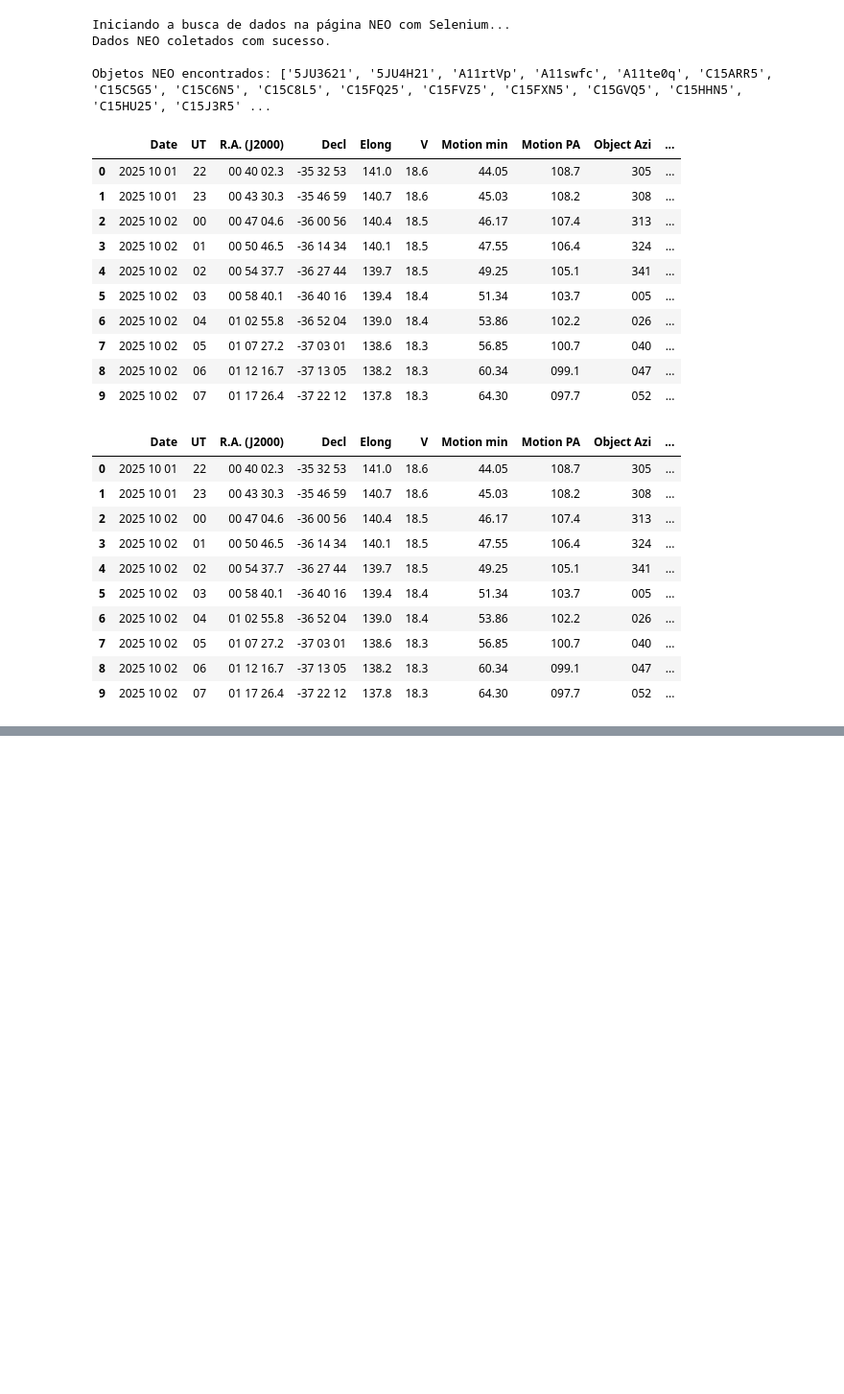
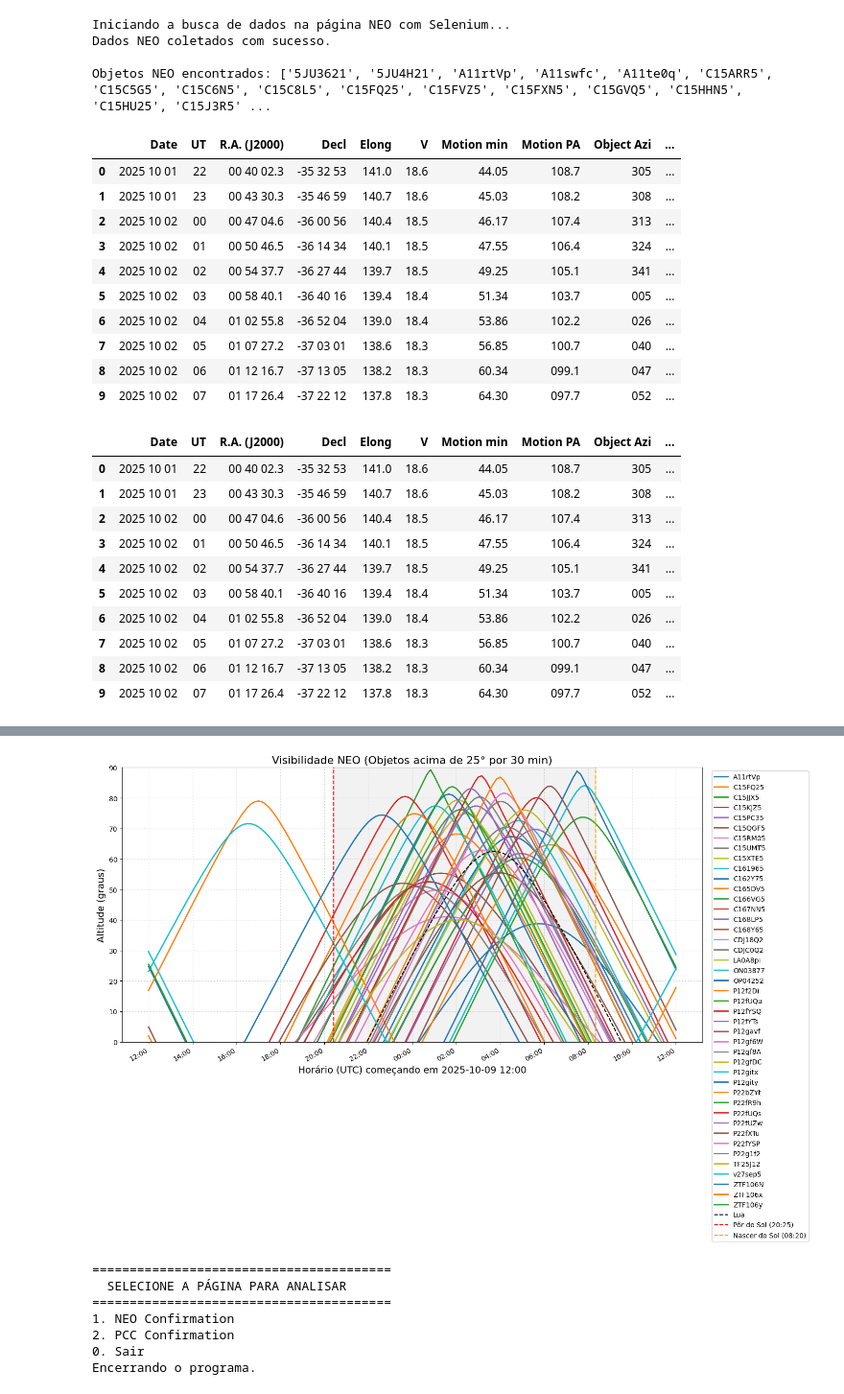
Before and after one commit to LucasFloyd314/cipo, a Jupyter notebook: notebooks/m_test.ipynb, the cells around one changed output, grey strips where cells are left out. Shown at 96% size. Saved outputs shown, nothing was run; the diff lists cells and outputs as text; code cells hidden in the pictures; blank space fills up the shorter version.

```diff
--- a/notebooks/m_test.ipynb
+++ b/notebooks/m_test.ipynb
@@ -72,0 +144,72 @@ if 'df_alvo' in locals():
+# %%
+from cipo import graphics as mpc
+
+# --- CONFIGURAÇÕES DA ANÁLISE ---
+DATA_OBSERVACAO = '2025-10-09'
+
+# Filtro de Observação
+ALTITUDE_MINIMA = 25
+DURACAO_MINIMA = 30
+
+# Dicionário com as páginas que o script pode analisar
+TARGET_PAGES = {
+    "1": {"name": "NEO", "url": "https://minorplanetcenter.net/iau/NEO/toconfirm_tabular.html"},
+    "2": {"name": "PCC", "url": "https://minorplanetcenter.net/iau/NEO/pccp_tabular.html"}
+}
+
+# --- FLUXO PRINCIPAL DO PROGRAMA ---
+
+def main():
+    """
+    Orquestra a análise completa: busca, processa, calcula, filtra e plota.
+    """
+    # 1. Obter o código do observatório do usuário
+    observatory_code = input("Digite o código IAU do observatório (ex: Y28, 500): ")
+
+    # 2. Obter as coordenadas para o código fornecido
+    coords = mpc.get_observatory_coords(observatory_code)
+    if not coords:
+        print("Não foi possível continuar sem as coordenadas do observatório.")
+        return
+
+    lat, lon = coords
+
+    # 3. Menu para escolher a página
+    while True:
+        print("\n" + "="*40 + "\n  SELECIONE A PÁGINA PARA ANALISAR\n" + "="*40)
+        for key, page_info in TARGET_PAGES.items():
+            print(f"{key}. {page_info['name']} Confirmation")
+        print("0. Sair")
+        choice = input("\nDigite sua opção: ")
+
+        if choice == '0':
+            print("Encerrando o programa.")
+            break
+        if choice not in TARGET_PAGES:
+            print("Opção inválida, tente novamente.")
+            continue
+
+        target_info = TARGET_PAGES[choice]
+
+        # 4. Executar o fluxo de análise
+        texto_pagina = mpc.fetch_data(target_info['url'], observatory_code)
+
+        if texto_pagina:
+            dataframes = mpc.process_data(texto_pagina)
+            if dataframes:
+                resultados_brutos, intervalo = mpc.calcular_altitudes_para_objetos(
+                    dataframes, DATA_OBSERVACAO, lat, lon
+                )
+                resultados_filtrados = mpc.filtrar_objetos_observaveis(
+                    resultados_brutos, ALTITUDE_MINIMA, DURACAO_MINIMA
+                )
+                mpc.plotar_grafico_altitude(
+                    resultados_filtrados, intervalo,
+                    {"data": DATA_OBSERVACAO, "lat": lat, "lon": lon},
+                    target_info['name'],
+                    ALTITUDE_MINIMA, DURACAO_MINIMA
+                )
+
+if __name__ == "__main__":
+    main()
+# %% [output]
@@ -72,0 +235,8 @@ if 'df_alvo' in locals():
+[figure, added]
+========================================
+  SELECIONE A PÁGINA PARA ANALISAR
+========================================
+1. NEO Confirmation
+2. PCC Confirmation
+0. Sair
+Encerrando o programa.
```
Also changed, not shown: parts of 2 cells of this notebook, 3 other files.
